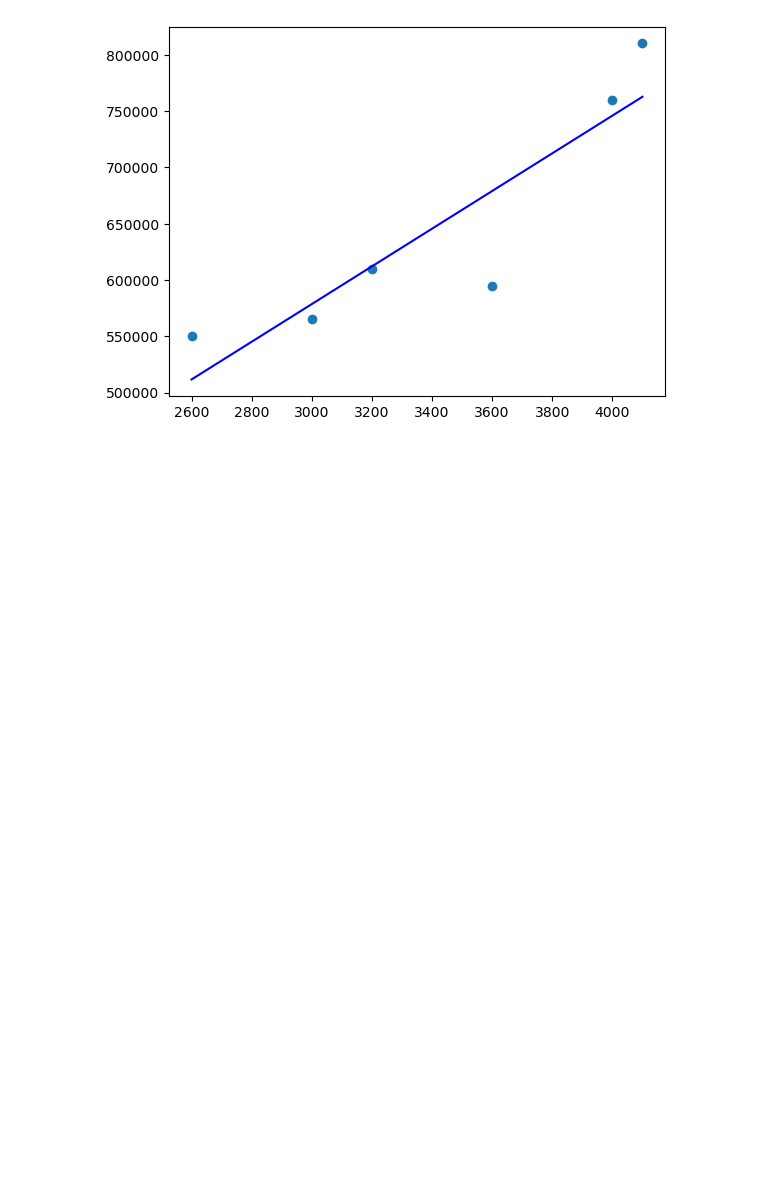
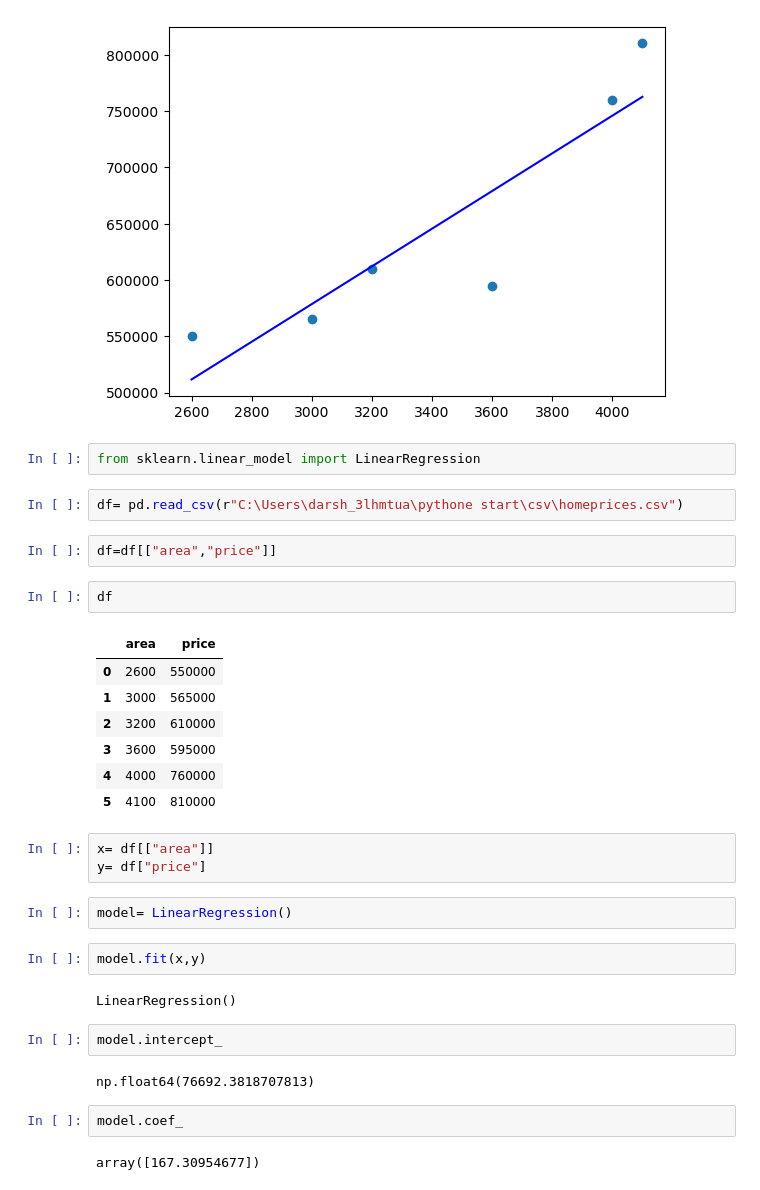
Before and after one commit to darshanbedi321-code/website, a Jupyter notebook: pages/ml.ipynb, the cells around one changed output. Drawn from its saved outputs; the diff is of its cells as text; blank space fills up the shorter version.

```diff
--- a/pages/ml.ipynb
+++ b/pages/ml.ipynb
@@ -83,3 +83,36 @@ plt.plot(x,y_predict,color= "blue")
 # %% [output]
 [<matplotlib.lines.Line2D at 0x...>]
 [figure]
+# %%
+from sklearn.linear_model import LinearRegression
+# %%
+df= pd.read_csv(r"C:\Users\darsh_3lhmtua\pythone start\csv\homeprices.csv")
+# %%
+df=df[["area","price"]]
+# %%
+df
+# %% [output]
+|  | area | price |
+| 0 | 2600 | 550000 |
+| 1 | 3000 | 565000 |
+| 2 | 3200 | 610000 |
+| 3 | 3600 | 595000 |
+| 4 | 4000 | 760000 |
+| 5 | 4100 | 810000 |
+# %%
+x= df[["area"]]
+y= df["price"]
+# %%
+model= LinearRegression()
+# %%
+model.fit(x,y)
+# %% [output]
+LinearRegression()
+# %%
+model.intercept_
+# %% [output]
+np.float64(76692.3818707813)
+# %%
+model.coef_
+# %% [output]
+array([167.30954677])
```
Also changed, not shown: parts of 8 cells of this notebook, 26 other files.
